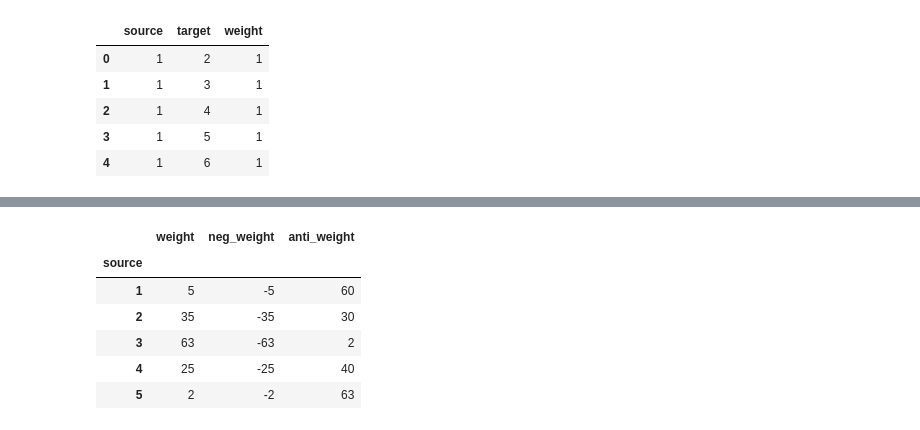
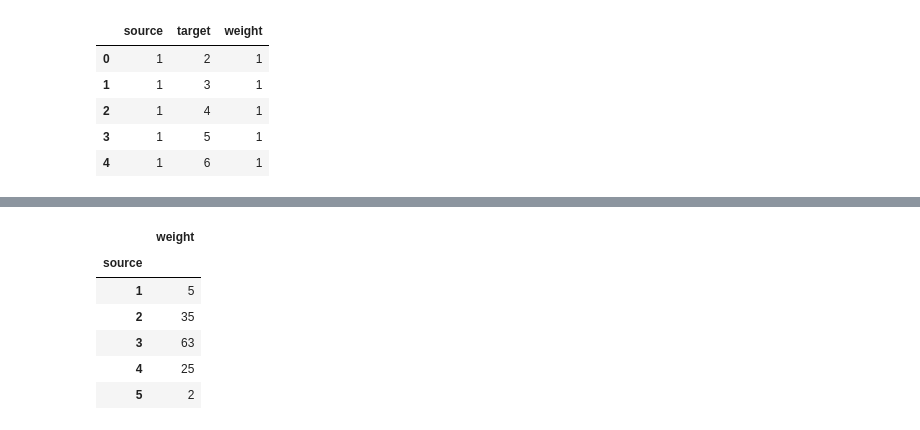
Before and after one commit to MCGallaspy/dse241_hw, a Jupyter notebook: exercise5/Network visualization.ipynb, the cells around one changed output, grey strips where cells are left out. Cells and saved outputs as stored; diff of their text form; code cells hidden in the pictures.

```diff
--- a/exercise5/Network visualization.ipynb
+++ b/exercise5/Network visualization.ipynb
@@ -61,13 +107,11 @@ wins[wins.source==1]
 # %%
-nwins = wins.loc[:, ("source", "weight")].groupby(by="source").sum()
-nwins["neg_weight"] = -nwins.weight
-nwins["anti_weight"] = nwins.weight.max() - nwins.weight
+nwins = wins.loc[:, ("source", "weight")].groupby(by="source").sum().fillna(0)
 nwins.head()
 # %% [output]
-|  | weight | neg_weight | anti_weight |
-| source |  |  |  |
-| 1 | 5 | -5 | 60 |
-| 2 | 35 | -35 | 30 |
-| 3 | 63 | -63 | 2 |
-| 4 | 25 | -25 | 40 |
-| 5 | 2 | -2 | 63 |
+|  | weight |
+| source |  |
+| 1 | 5 |
+| 2 | 35 |
+| 3 | 63 |
+| 4 | 25 |
+| 5 | 2 |
```
Also changed, not shown: parts of 12 cells of this notebook.
